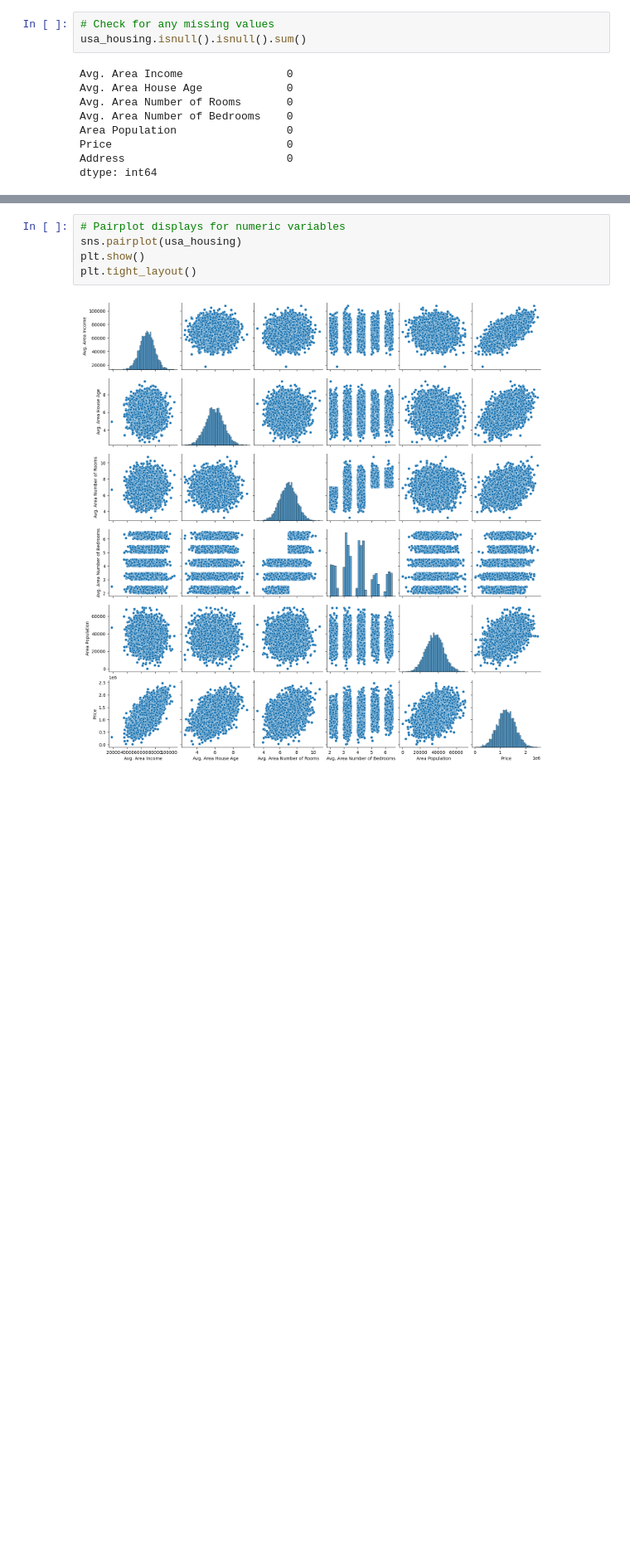
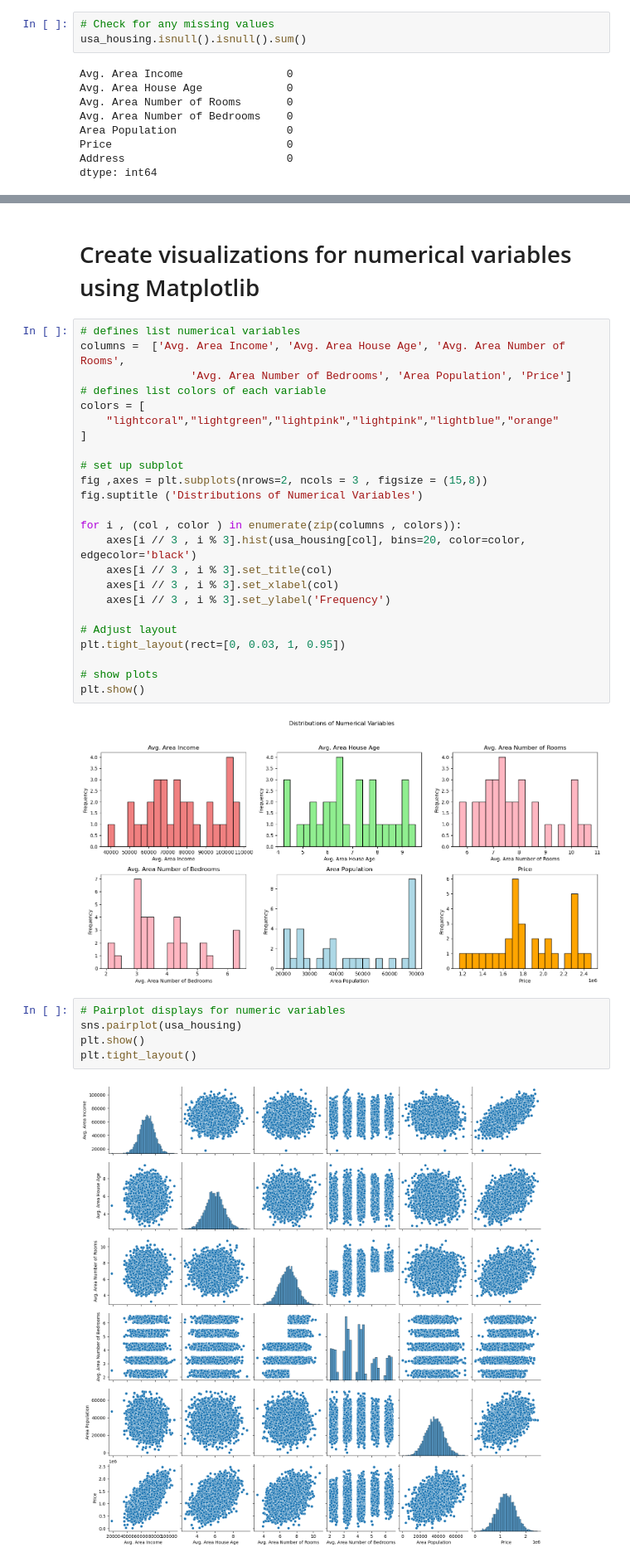
Before and after one commit to Miirshe/USA-Housing-Analysis-and-Prediction-Price, a Jupyter notebook: USA-Housing-Analysis-and-Prediction-Price.ipynb, the cells around one changed output, grey strips where cells are left out. Shown at 83% size. Cells and saved outputs as stored; diff of their text form; blank space fills up the shorter version.

Commit message:
completed EDA specially hist , subplots , pairplot and heatmap

```diff
--- a/USA-Housing-Analysis-and-Prediction-Price.ipynb
+++ b/USA-Housing-Analysis-and-Prediction-Price.ipynb
@@ -111,3 +147,31 @@ usa_housing
+# %% [markdown]
+# Create visualizations for numerical variables using Matplotlib
+# %%
+# defines list numerical variables
+columns =  ['Avg. Area Income', 'Avg. Area House Age', 'Avg. Area Number of Rooms',
+                 'Avg. Area Number of Bedrooms', 'Area Population', 'Price']
+# defines list colors of each variable
+colors = [
+    "lightcoral","lightgreen","lightpink","lightpink","lightblue","orange"
+]
+
+# set up subplot
+fig ,axes = plt.subplots(nrows=2, ncols = 3 , figsize = (15,8))
+fig.suptitle ('Distributions of Numerical Variables')
+
+for i , (col , color ) in enumerate(zip(columns , colors)):
+    axes[i // 3 , i % 3].hist(usa_housing[col], bins=20, color=color, edgecolor='black')
+    axes[i // 3 , i % 3].set_title(col)
+    axes[i // 3 , i % 3].set_xlabel(col)
+    axes[i // 3 , i % 3].set_ylabel('Frequency')
+
+# Adjust layout
+plt.tight_layout(rect=[0, 0.03, 1, 0.95])
+
+# show plots
+plt.show()
+# %% [output]
+[figure, added]
 # %%
 # Pairplot displays for numeric variables
 sns.pairplot(usa_housing)
```
Also changed, not shown: parts of 7 cells of this notebook.
